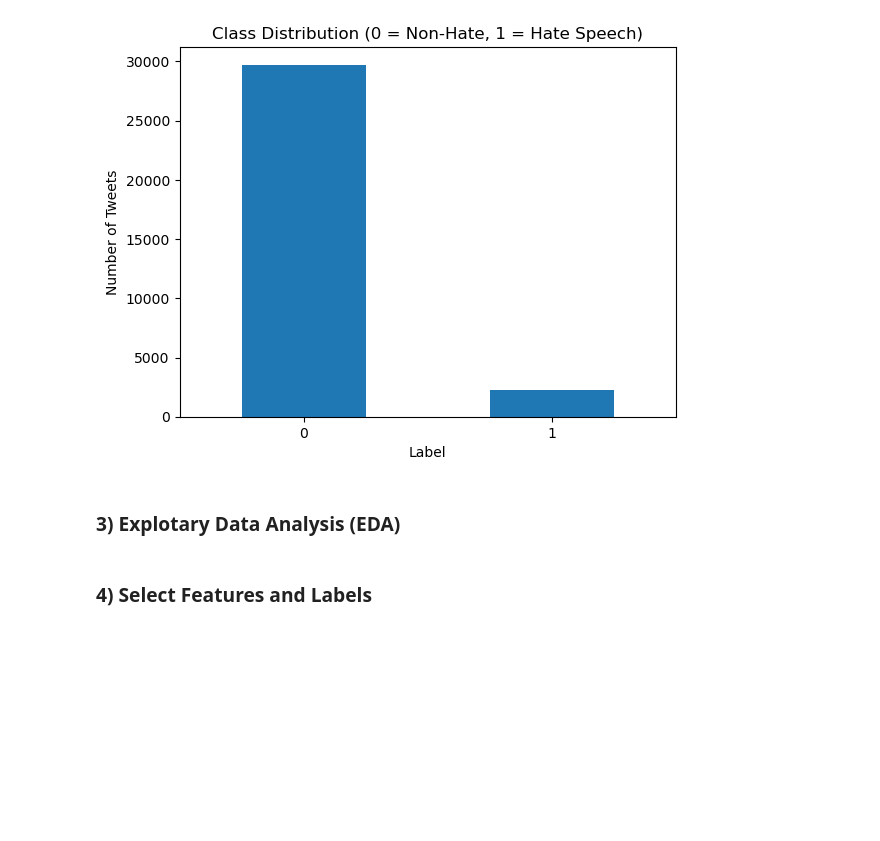
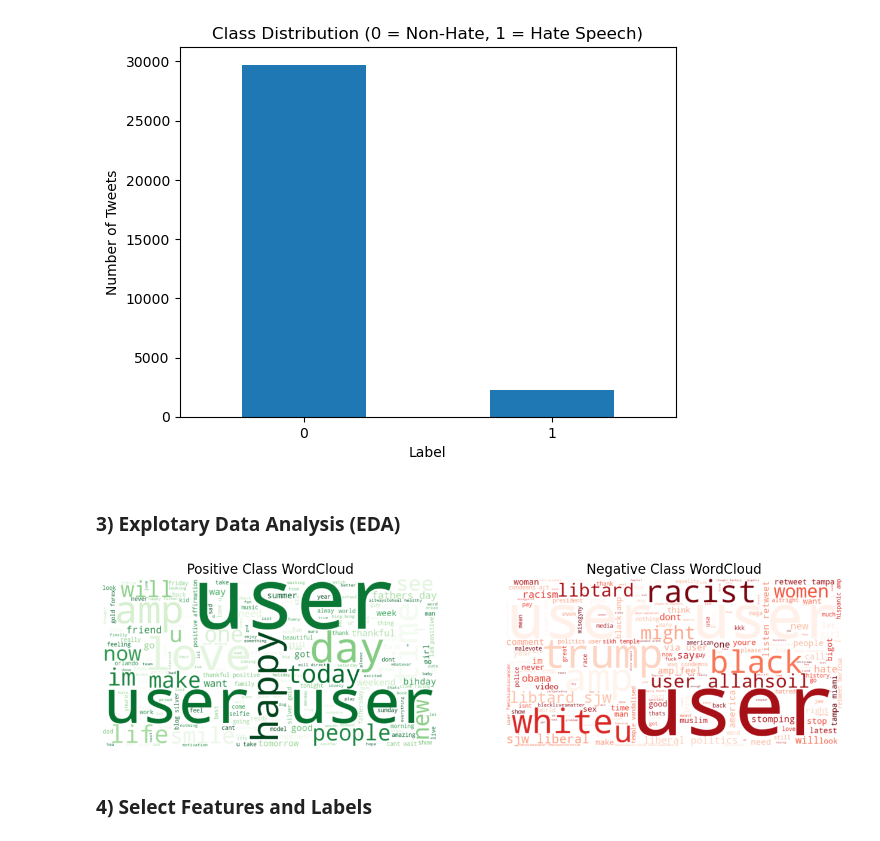
Before and after one commit to pabisha0098/Applied-Machine-Learning, a Jupyter notebook: 22067308 Pabisha Bhatta.ipynb, the cells around one changed output. Saved outputs shown, nothing was run; the diff lists cells and outputs as text; code cells hidden in the pictures; blank space fills up the shorter version.

Commit message:
visualization done

```diff
--- a/22067308 Pabisha Bhatta.ipynb
+++ b/22067308 Pabisha Bhatta.ipynb
@@ -99,6 +101,47 @@ plt.show()
 [figure]
 # %% [markdown]
 ### 3) Explotary Data Analysis (EDA)
+# %%
+# assuming 'label' is 0 (positive) and 1 (negative)
+positive_text = " ".join(df[df['label']==0]['tweet'].astype(str))
+negative_text = " ".join(df[df['label']==1]['tweet'].astype(str))
+
+def clean_text(text):
+    # lowercase and remove non-alphabetic characters
+    text = text.lower()
+    text = re.sub(r'[^a-z\s]', '', text)
+    return text
+
+positive_text_clean = clean_text(positive_text)
+negative_text_clean = clean_text(negative_text)
+
+# Positive WordCloud
+wordcloud_pos = WordCloud(width=800, height=400, background_color='white', colormap='Greens').generate(positive_text_clean)
+
+# Negative WordCloud
+wordcloud_neg = WordCloud(width=800, height=400, background_color='white', colormap='Reds').generate(negative_text_clean)
+
+# convert to image explicitly
+pos_img = wordcloud_pos.to_image()
+neg_img = wordcloud_neg.to_image()
+# %%
+plt.figure(figsize=(16,6))
+
+# Positive
+plt.subplot(1,2,1)
+plt.imshow(pos_img, interpolation='bilinear')
+plt.axis('off')
+plt.title("Positive Class WordCloud", fontsize=16)
+
+# Negative
+plt.subplot(1,2,2)
+plt.imshow(neg_img, interpolation='bilinear')
+plt.axis('off')
+plt.title("Negative Class WordCloud", fontsize=16)
+
+plt.show()
+# %% [output]
+[figure, added]
 # %% [markdown]
 ### 4) Select Features and Labels
 # %%
```
Also changed, not shown: parts of 11 cells of this notebook.
